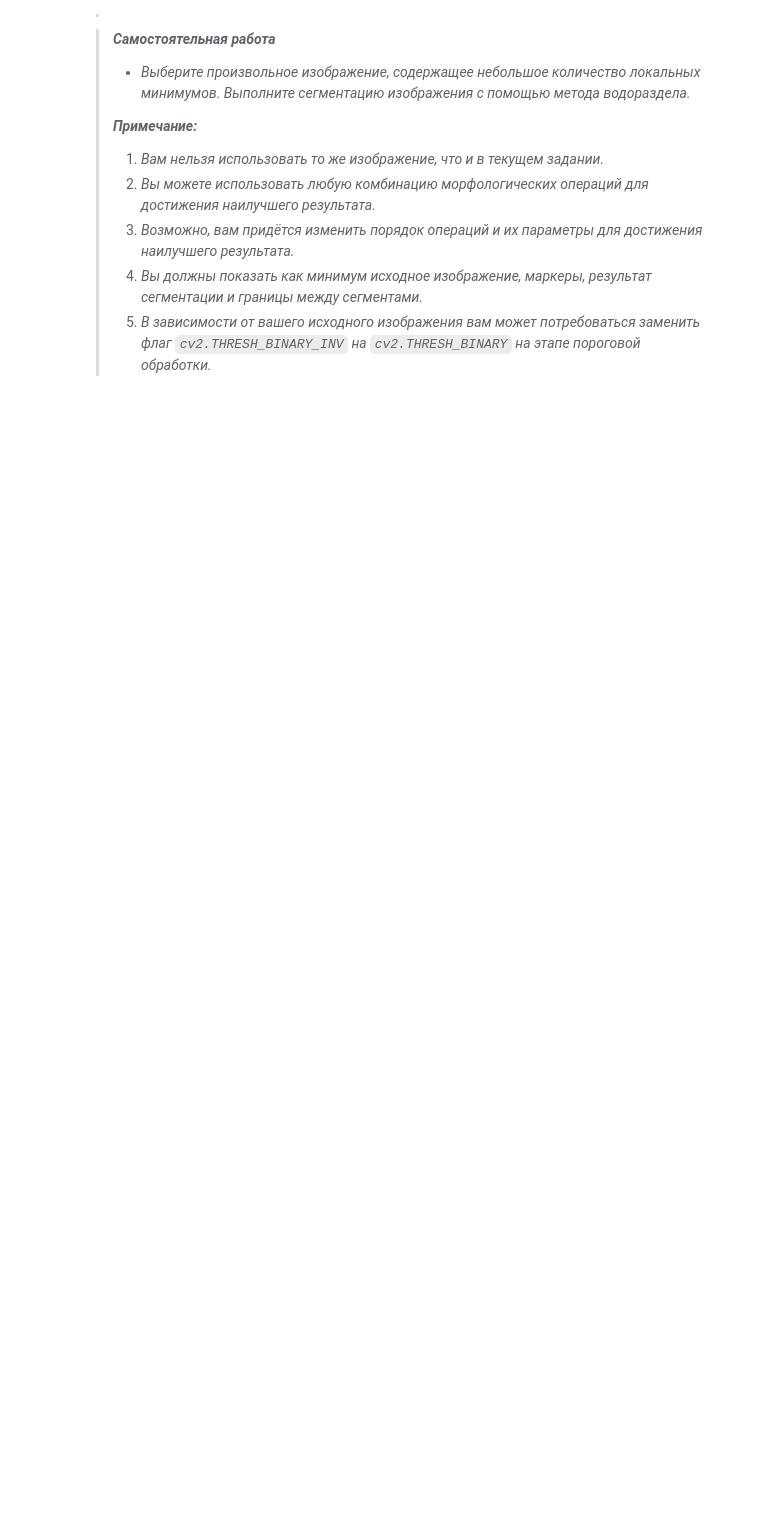
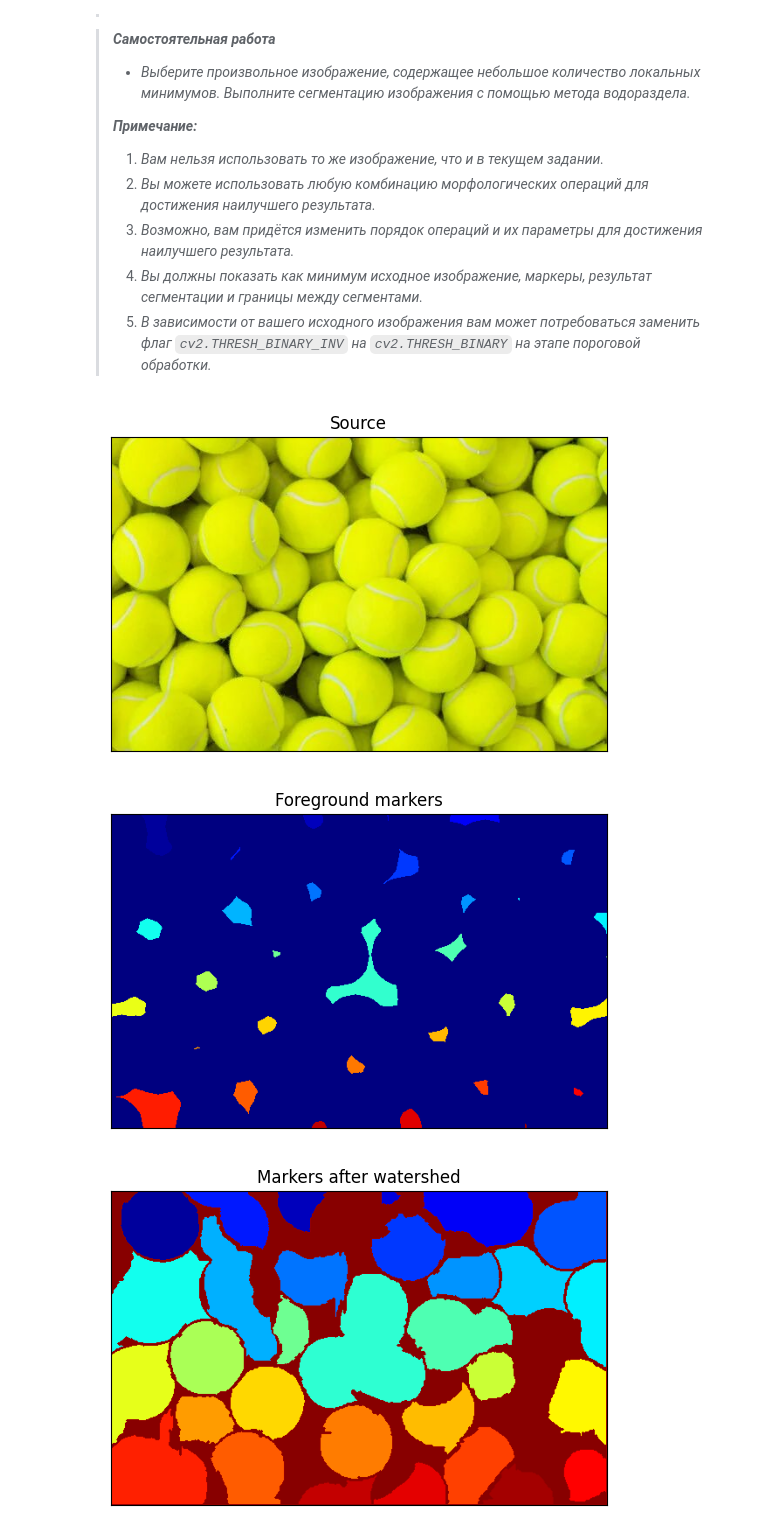
Before and after one commit to Egornos/techZrenie, a Jupyter notebook: PA6_Python/PA6taskITMO.ipynb, the cells around one changed output. Drawn from its saved outputs; the diff is of its cells as text; code cells hidden in the pictures; blank space fills up the shorter version.

```diff
--- a/PA6_Python/PA6taskITMO.ipynb
+++ b/PA6_Python/PA6taskITMO.ipynb
@@ -967,0 +1007,52 @@ I3own = None
+# %%
+# TODO Place your solution here
+fn3 = "images/our_photo3.jpeg"
+I3own = cv.imread(fn3, cv.IMREAD_COLOR)
+if not isinstance(I3own, np.ndarray) or I3own.data == None:
+    print("Error reading file \"{}\"".format(fn3))
+else:
+    I3gray = cv.cvtColor(I3own, cv.COLOR_BGR2GRAY)
+    invert = False
+    if invert:
+        ret, I3bw = cv.threshold(I3gray, 160, 255, cv.THRESH_BINARY_INV + cv.THRESH_OTSU)
+    else:
+        ret, I3bw = cv.threshold(I3gray, 0, 255, cv.THRESH_BINARY + cv.THRESH_OTSU)
+
+    I3bw_clean = ~bwareaopen(~I3bw, 20, 4)
+    I3bw_clean = bwareaopen(I3bw_clean, 20, 4)
+    element5x5 = cv.getStructuringElement(cv.MORPH_ELLIPSE, (5, 5))
+    I3bw_clean = cv.morphologyEx(I3bw_clean, cv.MORPH_CLOSE, element5x5, iterations = 1)
+
+    I3dist = cv.distanceTransform(I3bw_clean, cv.DIST_L2, 5)
+    ret, I3fg = cv.threshold(I3dist, 0.6 * I3dist.max(), 255, 0)
+    I3fg = (I3fg.astype(np.float32) / I3fg.max() * 255).astype(np.uint8)
+
+    n_markers, I3markers_fg = cv.connectedComponents(I3fg)
+
+    I3markers = I3markers_fg.copy()
+    I3markers = cv.watershed(I3own, I3markers)
+    I3markers_bg = np.zeros_like(I3markers_fg)
+    I3markers_bg[I3markers == -1] = 255
+
+    I3und = ~np.bitwise_or(I3markers_bg > 0, I3markers_fg > 0)
+
+    I3markers = I3markers_fg.copy()
+    I3markers[I3markers_bg == 255] = I3markers.max() + 1
+
+    I3markers = cv.watershed(I3own, I3markers)
+
+    I3result = I3own.copy()
+    I3result[I3markers == -1] = (255, 0, 0)
+
+    ShowImages([("Source", I3own),
+                ("Foreground markers",
+                 cv.applyColorMap((I3markers_fg.astype(np.float32) * 255 / n_markers).astype(np.uint8),
+                                  cv.COLORMAP_JET)),
+                ("Markers after watershed",
+                 cv.applyColorMap((I3markers.astype(np.float32) * 255 / (ret + 1)).astype(np.uint8),
+                                  cv.COLORMAP_JET)),
+                ("Image with borders", I3result)])
+# %% [output]
+[figure, added]
+[figure, added]
+[figure, added]
```
Also changed, not shown: parts of 7 cells of this notebook, 3 other files.
